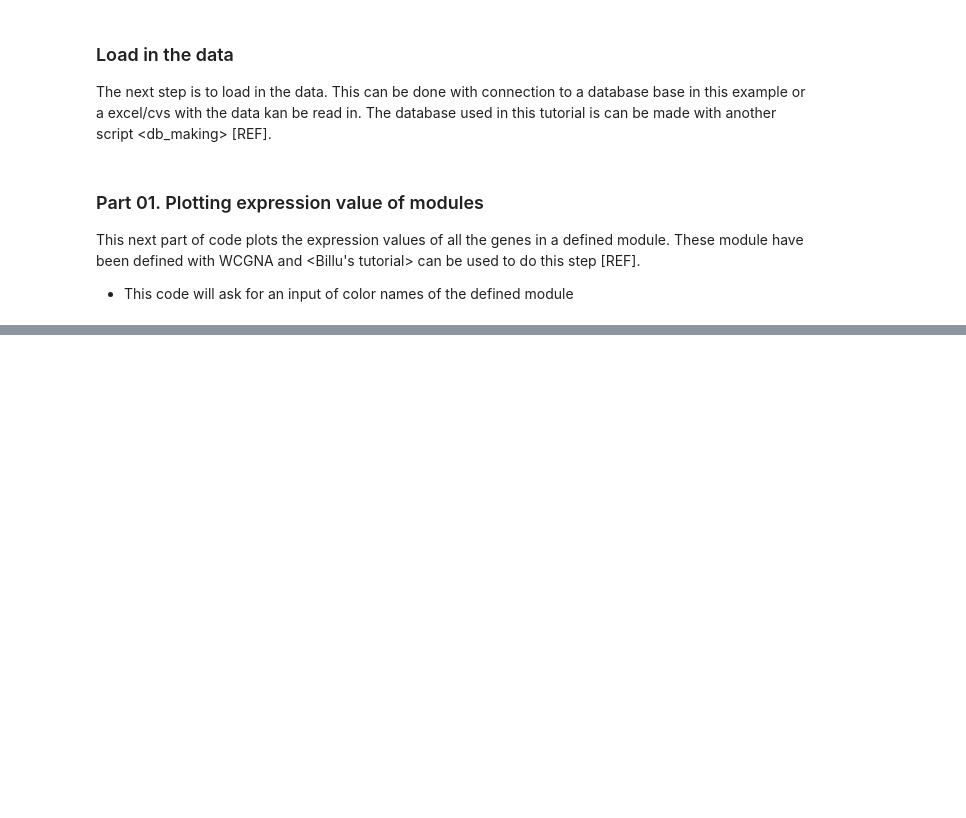
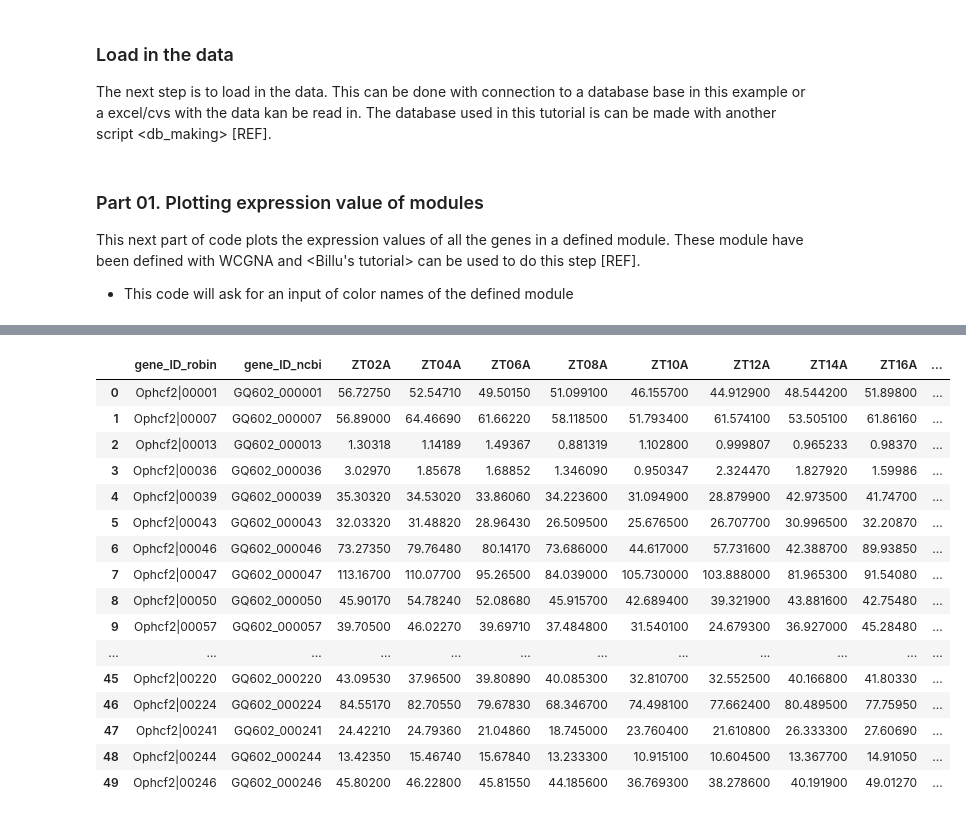
Before and after one commit to biplabendu/Das_et_al_2022a, a Jupyter notebook: scripts/python_scripts/plot_expression_data.ipynb, the cells around one changed output, grey strips where cells are left out. Cells and saved outputs as stored; diff of their text form; code cells hidden in the pictures; blank space fills up the shorter version.

```diff
--- a/scripts/python_scripts/plot_expression_data.ipynb
+++ b/scripts/python_scripts/plot_expression_data.ipynb
@@ -254,0 +255,20 @@ given input colors: ['red', 'darkred']
+# %%
+exp_val_module.head(50)
+# %% [output]
+|  | gene_ID_robin | gene_ID_ncbi | ZT02A | ZT04A | ZT06A | ZT08A | ZT10A | ZT12A | ZT14A | ZT16A | ... |
+| 0 | Ophcf2|00001 | GQ602_000001 | 56.72750 | 52.54710 | 49.50150 | 51.099100 | 46.155700 | 44.912900 | 48.544200 | 51.89800 | ... |
+| 1 | Ophcf2|00007 | GQ602_000007 | 56.89000 | 64.46690 | 61.66220 | 58.118500 | 51.793400 | 61.574100 | 53.505100 | 61.86160 | ... |
+| 2 | Ophcf2|00013 | GQ602_000013 | 1.30318 | 1.14189 | 1.49367 | 0.881319 | 1.102800 | 0.999807 | 0.965233 | 0.98370 | ... |
+| 3 | Ophcf2|00036 | GQ602_000036 | 3.02970 | 1.85678 | 1.68852 | 1.346090 | 0.950347 | 2.324470 | 1.827920 | 1.59986 | ... |
+| 4 | Ophcf2|00039 | GQ602_000039 | 35.30320 | 34.53020 | 33.86060 | 34.223600 | 31.094900 | 28.879900 | 42.973500 | 41.74700 | ... |
+| 5 | Ophcf2|00043 | GQ602_000043 | 32.03320 | 31.48820 | 28.96430 | 26.509500 | 25.676500 | 26.707700 | 30.996500 | 32.20870 | ... |
+| 6 | Ophcf2|00046 | GQ602_000046 | 73.27350 | 79.76480 | 80.14170 | 73.686000 | 44.617000 | 57.731600 | 42.388700 | 89.93850 | ... |
+| 7 | Ophcf2|00047 | GQ602_000047 | 113.16700 | 110.07700 | 95.26500 | 84.039000 | 105.730000 | 103.888000 | 81.965300 | 91.54080 | ... |
+| 8 | Ophcf2|00050 | GQ602_000050 | 45.90170 | 54.78240 | 52.08680 | 45.915700 | 42.689400 | 39.321900 | 43.881600 | 42.75480 | ... |
+| 9 | Ophcf2|00057 | GQ602_000057 | 39.70500 | 46.02270 | 39.69710 | 37.484800 | 31.540100 | 24.679300 | 36.927000 | 45.28480 | ... |
+| ... | ... | ... | ... | ... | ... | ... | ... | ... | ... | ... | ... |
+| 45 | Ophcf2|00220 | GQ602_000220 | 43.09530 | 37.96500 | 39.80890 | 40.085300 | 32.810700 | 32.552500 | 40.166800 | 41.80330 | ... |
+| 46 | Ophcf2|00224 | GQ602_000224 | 84.55170 | 82.70550 | 79.67830 | 68.346700 | 74.498100 | 77.662400 | 80.489500 | 77.75950 | ... |
+| 47 | Ophcf2|00241 | GQ602_000241 | 24.42210 | 24.79360 | 21.04860 | 18.745000 | 23.760400 | 21.610800 | 26.333300 | 27.60690 | ... |
+| 48 | Ophcf2|00244 | GQ602_000244 | 13.42350 | 15.46740 | 15.67840 | 13.233300 | 10.915100 | 10.604500 | 13.367700 | 14.91050 | ... |
+| 49 | Ophcf2|00246 | GQ602_000246 | 45.80200 | 46.22800 | 45.81550 | 44.185600 | 36.769300 | 38.278600 | 40.191900 | 49.01270 | ... |
```
Also changed, not shown: parts of 2 cells of this notebook, 3 other files.
